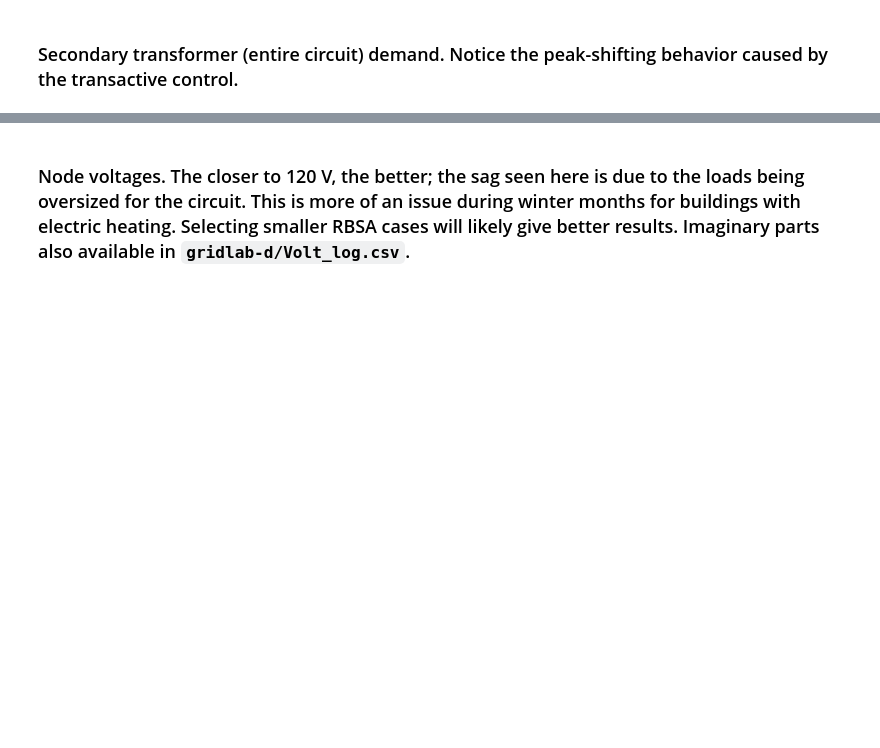
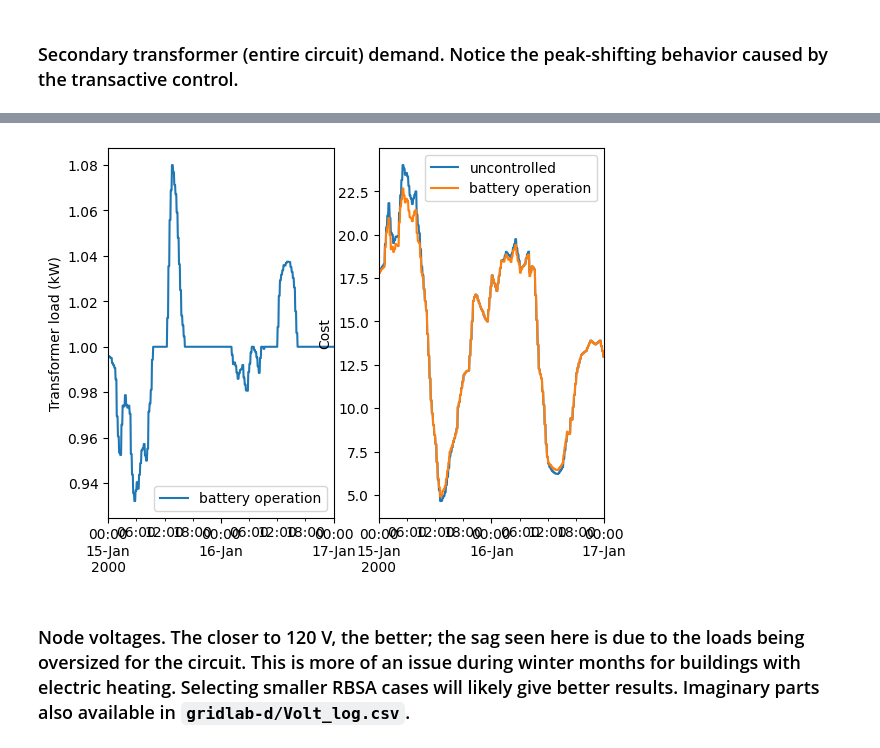
Before and after one commit to pnnl/MELON, a Jupyter notebook: b2g/analysis_storage.ipynb, the cells around one changed output, grey strips where cells are left out. Cells and saved outputs as stored; diff of their text form; code cells hidden in the pictures; blank space fills up the shorter version.

```diff
--- a/b2g/analysis_storage.ipynb
+++ b/b2g/analysis_storage.ipynb
@@ -37,3 +93,32 @@ plt.show()
+# %%
+deltaStart = pd.Timedelta(days=14)
+deltaEnd = pd.Timedelta(days=2)
+
+node = 'N14'
+start = data['power'].index[0] + deltaStart
+stop = start + deltaEnd
+
+fig, (ax1, ax2) = plt.subplots(1, 2)
+
+compare = data['power'].loc[start:stop][node]/data['uncontrolled'].loc[start:stop][node]
+compare.plot(ax=ax1)
+
+cost_base = data['uncontrolled'].loc[start:stop][node]*data['power'].loc[start:stop]['price']
+cost_test = data['power'].loc[start:stop][node]*data['power'].loc[start:stop]['price']
+cost_base.plot(ax=ax2)
+cost_test.plot(ax=ax2)
+
+ax1.legend(['battery operation'])
+ax1.set_ylabel('Transformer load (kW)')
+ax1.set_xlabel('')
+
+ax2.legend(['uncontrolled','battery operation'])
+ax2.set_ylabel('Cost')
+ax2.set_xlabel('')
+
+plt.show()
+# %% [output]
+[figure, added]
 # %% [markdown]
 ### Node voltages. The closer to 120 V, the better; the sag seen here is due to the loads being oversized for the circuit. This is more of an issue during winter months for buildings with electric heating. Selecting smaller RBSA cases will likely give better results. Imaginary parts also available in `gridlab-d/Volt_log.csv`.
 # %%
```
Also changed, not shown: parts of 8 cells of this notebook, 5 other files.
